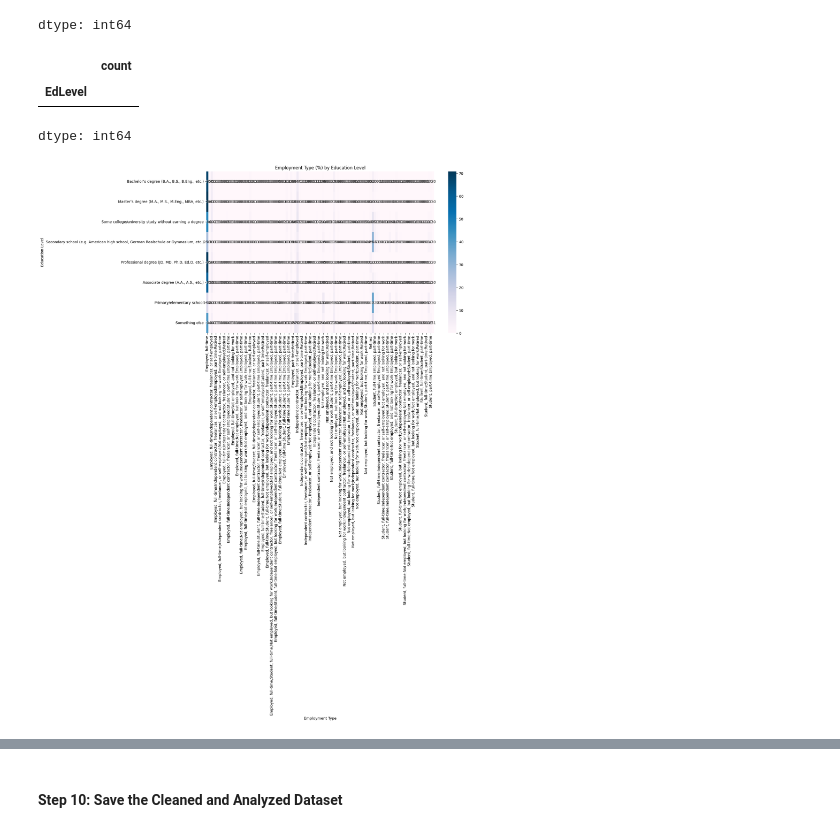
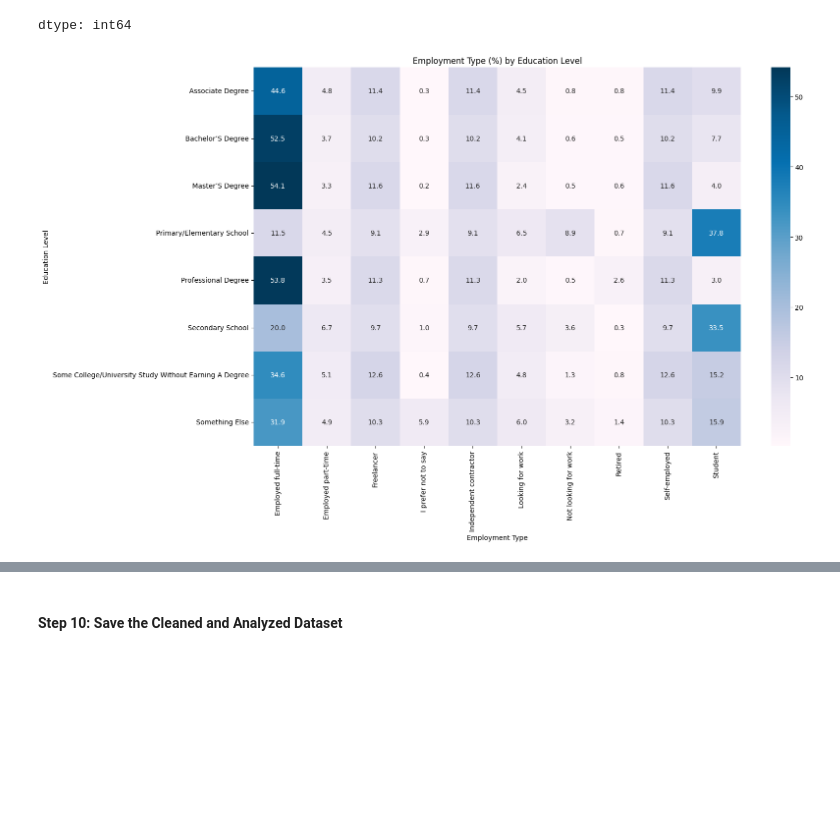
Before and after one commit to anacarolcarrascoconsultorias-lab/IBM-Data-Science-Assignments, a Jupyter notebook: Lab_12_Exploratory_Data_Analysis.ipynb, the cells around one changed output, grey strips where cells are left out. Saved outputs shown, nothing was run; the diff lists cells and outputs as text; code cells hidden in the pictures; blank space fills up the shorter version.

```diff
--- a/Lab_12_Exploratory_Data_Analysis.ipynb
+++ b/Lab_12_Exploratory_Data_Analysis.ipynb
@@ -243,0 +173,3 @@ plt.show()
+# %%
+df["Employment_clean_list"] = df["Employment"].apply(split_and_clean_employment)
+employment_exploded = df.explode("Employment_clean_list").dropna(subset=["Employment_clean_list"])
@@ -243,0 +270,5 @@ plt.show()
+# %%
+bins = [0,5,10,20,60]
+labels = ["0–5","5–10","10–20","20+"]
+
+df["ExperienceRange"] = pd.cut(df["YearsCodePro_clean"], bins=bins, labels=labels, right=False)
@@ -243,0 +355,18 @@ plt.show()
+# %%
+df["EdLevel_clean"] = df["EdLevel"].str.replace(r"\(.*?\)", "", regex=True).str.strip()
+
+def split_edlevel(text):
+    if pd.isna(text):
+        return []
+    text = text.lower()
+    text = text.replace(" or ", ", ").replace(" and ", ", ")
+    return [p.strip().title() for p in text.split(",") if p.strip()]
+
+df["EdLevel_clean_list"] = df["EdLevel_clean"].apply(split_edlevel)
+edlevel_exploded = df.explode("EdLevel_clean_list").dropna(subset=["EdLevel_clean_list"])
+# %%
+merged = employment_exploded.merge(
+    edlevel_exploded[["ResponseId","EdLevel_clean_list"]],
+    on="ResponseId",
+    how="inner"
+)
@@ -525,17 +635,3 @@ ed_counts
 | Primary/elementary school | 1146 |
 | Something else | 932 |
 dtype: int64
-# %%
-# Define threshold
-threshold = 20
-
-# Identify categories to keep
-valid_ed_levels = ed_counts[ed_counts >= threshold].index
-
-# Identify small categories (for reporting)
-small_ed_levels = ed_counts[ed_counts < threshold]
-small_ed_levels
-# %% [output]
-|  | count |
-| EdLevel |  |
-dtype: int64
@@ -552,14 +638,15 @@ education_employment_pct = education_employment_pct.loc[ed_counts[valid_ed_level
 # %%
-plt.figure(figsize=(14,8))
-sns.heatmap(
-    education_employment_pct,
-    cmap="PuBu",
-    annot=True,
-    fmt=".1f"
-)
+heatmap_table = pd.crosstab(
+    merged["EdLevel_clean_list"],
+    merged["Employment_clean_list"],
+    normalize="index"
+) * 100
+
+plt.figure(figsize=(16,10))
+sns.heatmap(heatmap_table, cmap="PuBu", annot=True, fmt=".1f")
 plt.title("Employment Type (%) by Education Level")
 plt.xlabel("Employment Type")
 plt.ylabel("Education Level")
 plt.show()
 # %% [output]
-[figure, old version]
+[figure, new version]
```
Also changed, not shown: parts of 51 cells of this notebook.
